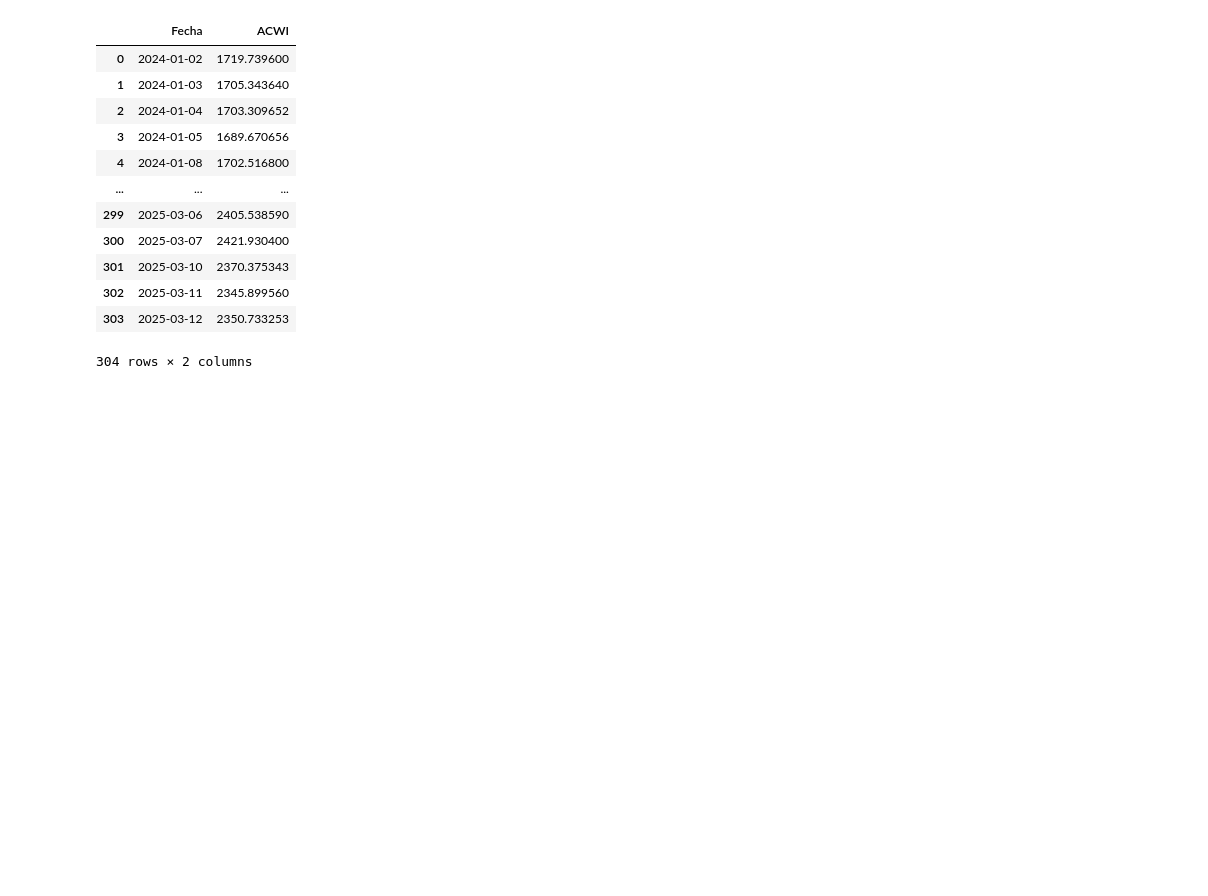
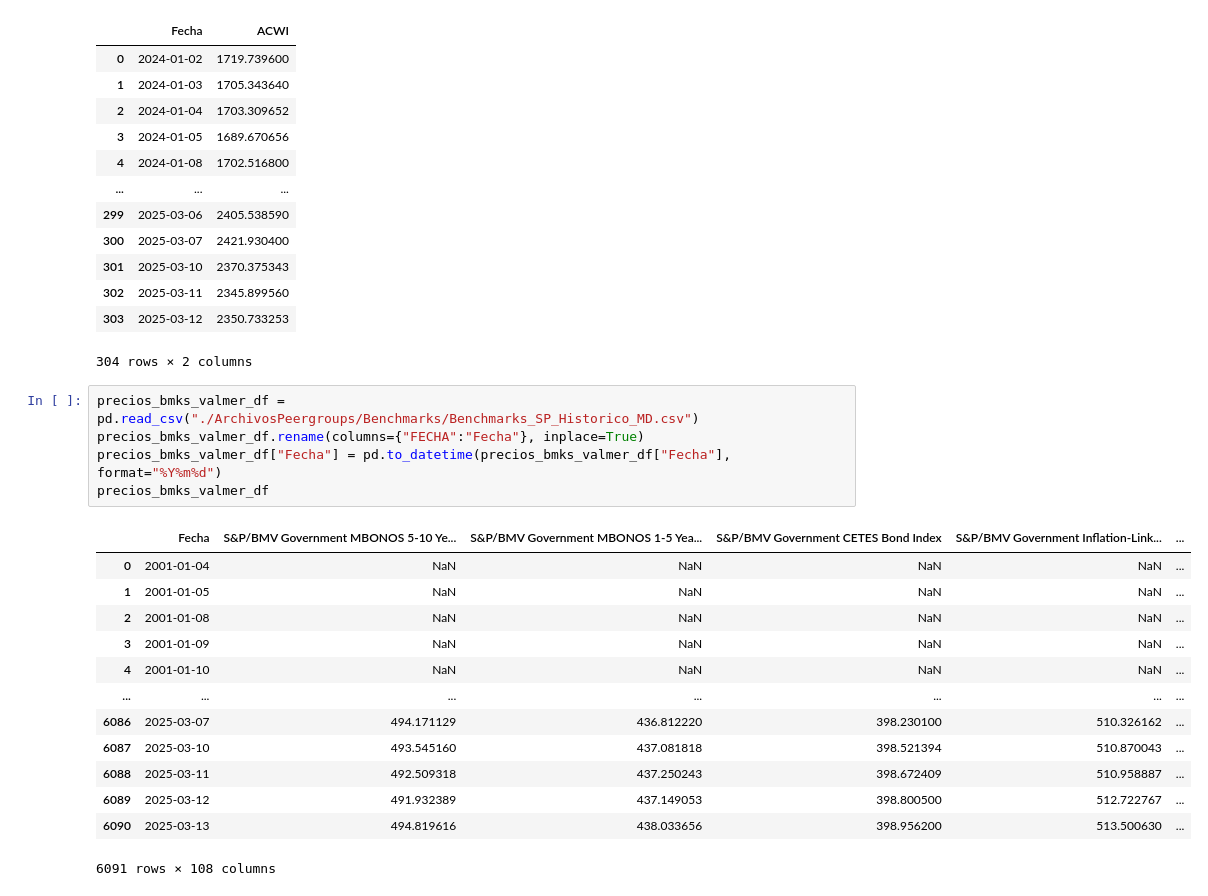
Before and after one commit to JAntonioAGR/TestStreamlit, a Jupyter notebook: test.ipynb, the cells around one changed output. Cells and saved outputs as stored; diff of their text form; blank space fills up the shorter version.

```diff
--- a/test.ipynb
+++ b/test.ipynb
@@ -60,3 +60,22 @@ precios_bmks_acwi_df
 | 302 | 2025-03-11 | 2345.899560 |
 | 303 | 2025-03-12 | 2350.733253 |
 304 rows × 2 columns
+# %%
+precios_bmks_valmer_df = pd.read_csv("./ArchivosPeergroups/Benchmarks/Benchmarks_SP_Historico_MD.csv")
+precios_bmks_valmer_df.rename(columns={"FECHA":"Fecha"}, inplace=True)
+precios_bmks_valmer_df["Fecha"] = pd.to_datetime(precios_bmks_valmer_df["Fecha"], format="%Y%m%d")
+precios_bmks_valmer_df
+# %% [output]
+|  | Fecha | S&P/BMV Government MBONOS 5-10 Ye... | S&P/BMV Government MBONOS 1-5 Yea... | S&P/BMV Government CETES Bond Index | S&P/BMV Government Inflation-Link... | ... |
+| 0 | 2001-01-04 | NaN | NaN | NaN | NaN | ... |
+| 1 | 2001-01-05 | NaN | NaN | NaN | NaN | ... |
+| 2 | 2001-01-08 | NaN | NaN | NaN | NaN | ... |
+| 3 | 2001-01-09 | NaN | NaN | NaN | NaN | ... |
+| 4 | 2001-01-10 | NaN | NaN | NaN | NaN | ... |
+| ... | ... | ... | ... | ... | ... | ... |
+| 6086 | 2025-03-07 | 494.171129 | 436.812220 | 398.230100 | 510.326162 | ... |
+| 6087 | 2025-03-10 | 493.545160 | 437.081818 | 398.521394 | 510.870043 | ... |
+| 6088 | 2025-03-11 | 492.509318 | 437.250243 | 398.672409 | 510.958887 | ... |
+| 6089 | 2025-03-12 | 491.932389 | 437.149053 | 398.800500 | 512.722767 | ... |
+| 6090 | 2025-03-13 | 494.819616 | 438.033656 | 398.956200 | 513.500630 | ... |
+6091 rows × 108 columns
```
Also changed, not shown: 1 other file.
